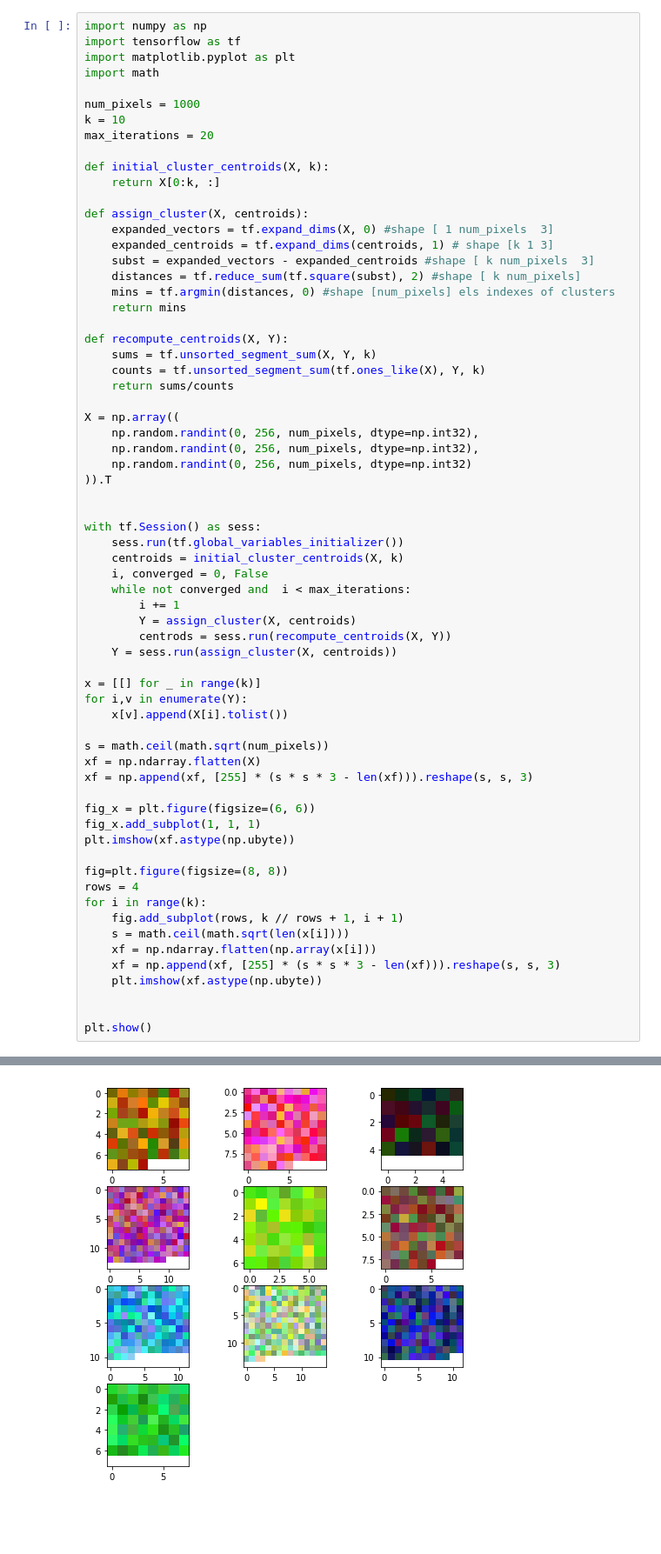
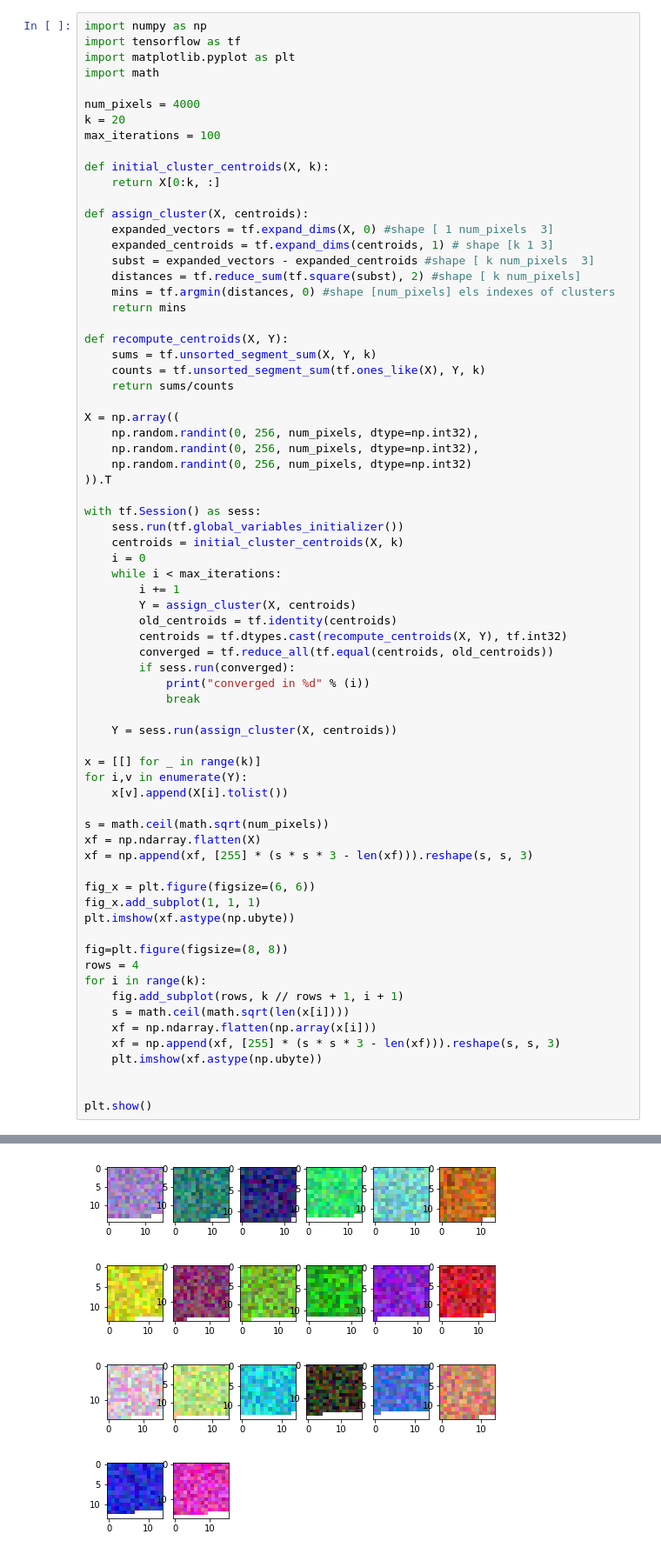
Before and after one commit to JuliaNekrasova/nishant_shukla_machine_learning_with_tensorflow, a Jupyter notebook: chapter_5.ipynb, the cells around one changed output, grey strips where cells are left out. Shown: that part at 87% size. Cells and saved outputs as stored; diff of their text form; blank space fills up the shorter version.

```diff
--- a/chapter_5.ipynb
+++ b/chapter_5.ipynb
@@ -37,9 +41,9 @@ import tensorflow as tf
 import matplotlib.pyplot as plt
 import math
 
-num_pixels = 1000
-k = 10
-max_iterations = 20
+num_pixels = 4000
+k = 20
+max_iterations = 100
 
 def initial_cluster_centroids(X, k):
     return X[0:k, :]
@@ -63,15 +67,20 @@ X = np.array((
     np.random.randint(0, 256, num_pixels, dtype=np.int32)
 )).T
 
-
 with tf.Session() as sess:
     sess.run(tf.global_variables_initializer())
     centroids = initial_cluster_centroids(X, k)
-    i, converged = 0, False
-    while not converged and  i < max_iterations:
+    i = 0
+    while i < max_iterations:
         i += 1
         Y = assign_cluster(X, centroids)
-        centrods = sess.run(recompute_centroids(X, Y))
+        old_centroids = tf.identity(centroids)
+        centroids = tf.dtypes.cast(recompute_centroids(X, Y), tf.int32)
+        converged = tf.reduce_all(tf.equal(centroids, old_centroids))
+        if sess.run(converged):
+            print("converged in %d" % (i))
+            break
+
     Y = sess.run(assign_cluster(X, centroids))
 
 x = [[] for _ in range(k)]
@@ -102 +112 @@ plt.show()
-[figure, old version]
+[figure, new version]
```
Also changed, not shown: parts of 2 cells of this notebook.
